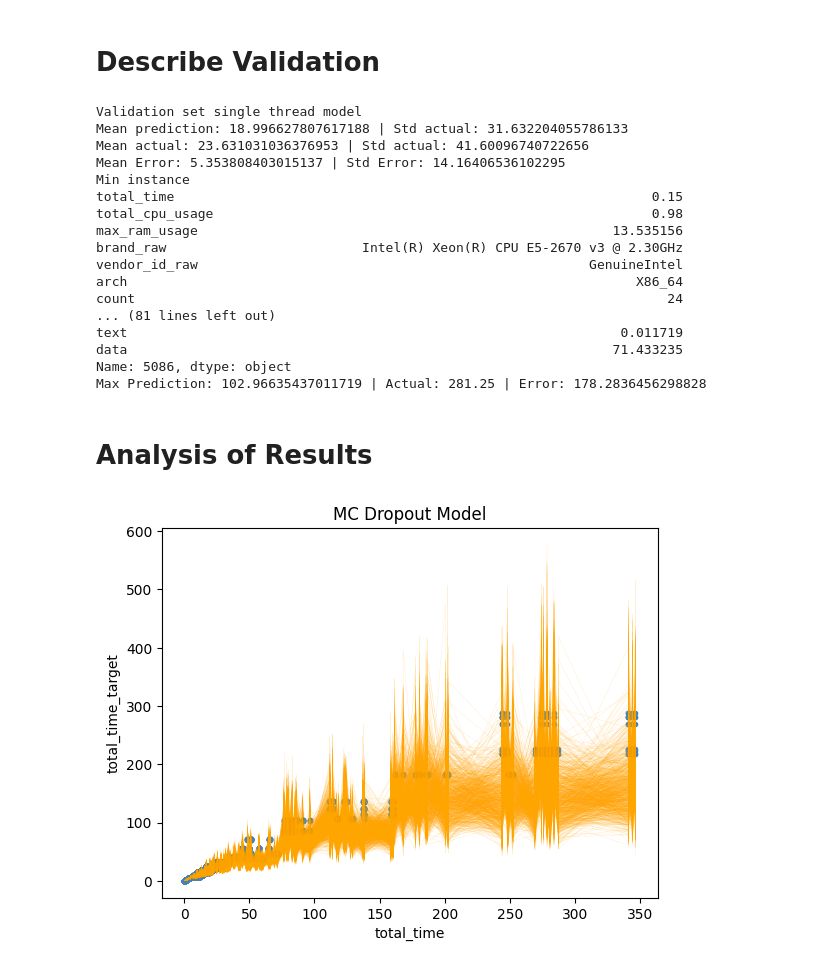
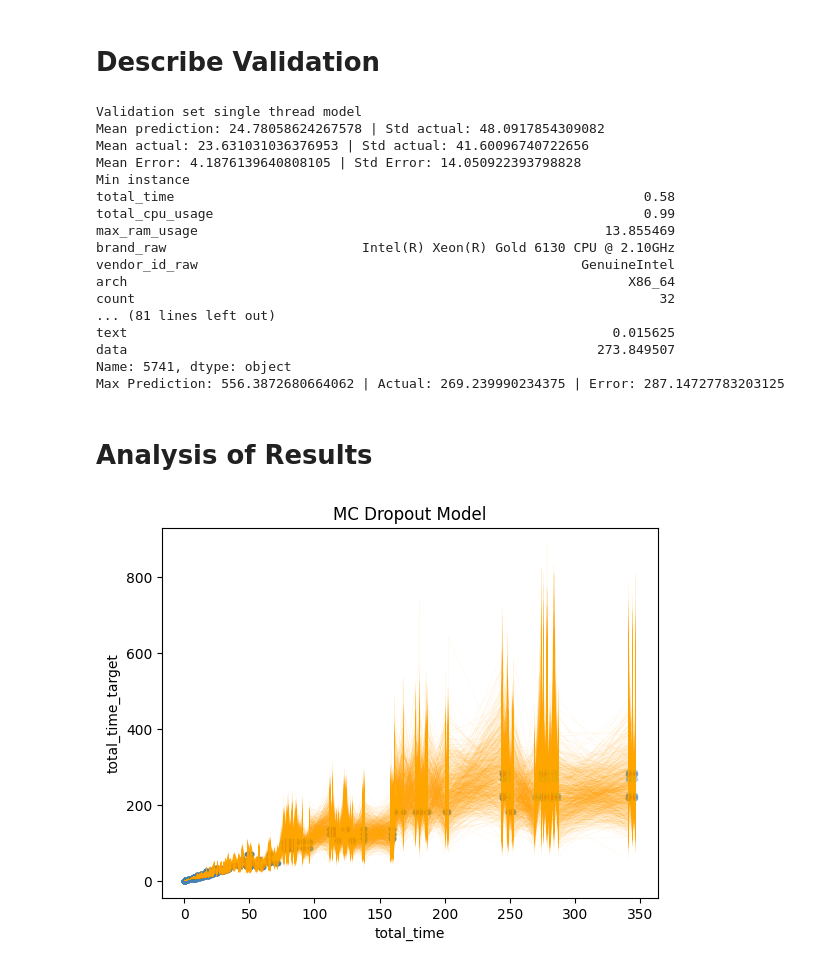
Before and after one commit to FrancoCabezasPoblete/resource-prediction-study, a Jupyter notebook: notebooks/modelMCDropout.ipynb, the cells around one changed output. Saved outputs shown, nothing was run; the diff lists cells and outputs as text; code cells hidden in the pictures.

Commit message:
fix: mcdropout fit and predict functions

```diff
--- a/notebooks/modelMCDropout.ipynb
+++ b/notebooks/modelMCDropout.ipynb
@@ -138,13 +138,13 @@ class MCDropoutModel(nn.Module):
 		layers.append(nn.Linear(200, 2))
 		self.model = nn.Sequential(*layers)
 
-	def forward(self, x):
+	def forward(self, x) -> torch.distributions.Normal:
 		params = self.model(x)
 		loc = params[:, 0:1]
-		scale =  1e-6 + torch.nn.functional.softplus(0.33 * params[:, 1:2])
+		scale = 1e-6 + torch.nn.functional.softplus(0.33 * params[:, 1:2])
 		return torch.distributions.Normal(loc, scale)
 
-	def fit(self, X_train, y_train, X_test, y_test, epochs=100, batch_size=32, learning_rate=0.0002, verbose=True, patience=10):
+	def fit(self, X_train, y_train, X_test, y_test, epochs=1000, batch_size=32, learning_rate=0.0092, verbose=True, patience=50, num_runs=200):
 		train_data = TensorDataset(X_train, y_train)
 		test_data = TensorDataset(X_test, y_test)
 		train_loader = DataLoader(dataset=train_data, batch_size=batch_size, shuffle=True)
@@ -168,14 +168,19 @@ class MCDropoutModel(nn.Module):
 				total_loss += loss.item()
 			avg_loss = total_loss / len(train_loader)
 
+			# validation loss
 			self.eval()
+			# Dropout layers should be in train mode for uncertainty estimation
+			for m in self.model:
+				if isinstance(m, nn.Dropout):
+					m.train()
 			total_val_loss = 0
-			with torch.no_grad():
-				for batch_X, batch_y in test_loader:
+			for batch_X, batch_y in test_loader:
+				with torch.no_grad():
 					distribution = self(batch_X)
-					val_loss = negative_log_likelihood(batch_y, distribution)
-					total_val_loss += val_loss.item()
-				avg_val_loss = total_val_loss / len(test_loader)
+				val_loss = negative_log_likelihood(batch_y, distribution)
+				total_val_loss += val_loss.item()
+			avg_val_loss = total_val_loss / len(test_loader)
 
 			if verbose:
 				print(f"Epoch: {epoch+1} - Loss: {avg_loss} - Val Loss: {avg_val_loss}")
@@ -197,20 +202,24 @@ class MCDropoutModel(nn.Module):
 
 		return history
 
-	def predict(self, X):
+	def predict(self, X, num_runs=250, full=False):
 		self.eval()
+		for m in self.model:
+			if isinstance(m, nn.Dropout):
+				m.train()
 		with torch.no_grad():
-			predictions = self(X).sample()
-			predictions = torch.nn.functional.relu(predictions)
-		return predictions
+			predictions = self(X).sample((num_runs,))
+		if full:
+			return predictions
+		return torch.nn.functional.relu(predictions.mean(axis=0))
 # %% [markdown]
 # Hyperparameters Optimization
 # %%
-def objective(trial: optuna.Trial, X_train, y_train, X_test, y_test, y_scaler, input_dim):
+def objective(trial: optuna.Trial, X_train, y_train, X_test, y_test, input_dim):
 	dropout = trial.suggest_float('dropout', 0.1, 0.5)
 	n_hidden_layers = trial.suggest_int('n_hidden_layers', 2, 10)
 	learning_rate = trial.suggest_float('learning_rate', 1e-5, 1e-2, log=True)
-	num_epochs = trial.suggest_int('num_epochs', 10, 100)
+	num_epochs = trial.suggest_int('num_epochs', 100, 1000)
 
 	# Model initialization
 	model = MCDropoutModel(input_dim, n_hidden_layers, dropout)
@@ -228,7 +237,7 @@ study = None
 # %%
 if HYPERPARAMETERS_SEARCH:
 	study = optuna.create_study(direction='minimize', sampler=sampler)
-	study.optimize(lambda trial: objective(trial, X_train, y_train, X_test, y_test, y_scaler, len(features)), n_trials=n_trials)
+	study.optimize(lambda trial: objective(trial, X_train, y_train, X_test, y_test, len(features)), n_trials=n_trials)
 # %%
 if study is not None:
 	print(f'Number of trials: {len(study.trials)}')
@@ -256,7 +265,7 @@ model = MCDropoutModel(len(features), n_hidden_layers, dropout)
 if DEVICE.type == 'cuda':
 	model = model.to(DEVICE)
 # Fit model
-history = model.fit(X_train, y_train, X_test, y_test, epochs=num_epochs, learning_rate=lr, patience=15)
+history = model.fit(X_train, y_train, X_test, y_test, epochs=num_epochs, learning_rate=lr, patience=25)
 loss = history.loss[-1]
 val_loss = history.val_loss[-1]
 # %% [output]
@@ -344,22 +353,22 @@ print(test_df_og.iloc[max_instance["index"]])
 print(f"Max Prediction: {max_instance['prediction']} | Actual: {max_instance['actual']} | Error: {abs(max_instance['prediction'] - max_instance['actual'])}")
 # %% [output]
 Validation set single thread model
-Mean prediction: 18.996627807617188 | Std actual: 31.632204055786133
+Mean prediction: 24.78058624267578 | Std actual: 48.0917854309082
 Mean actual: 23.631031036376953 | Std actual: 41.60096740722656
-Mean Error: 5.353808403015137 | Std Error: 14.16406536102295
+Mean Error: 4.1876139640808105 | Std Error: 14.050922393798828
 Min instance
-total_time                                                             0.15
-total_cpu_usage                                                        0.98
-max_ram_usage                                                     13.535156
-brand_raw                         Intel(R) Xeon(R) CPU E5-2670 v3 @ 2.30GHz
-vendor_id_raw                                                  GenuineIntel
-arch                                                                 X86_64
-count                                                                    24
+total_time                                                            0.58
+total_cpu_usage                                                       0.99
+max_ram_usage                                                    13.855469
+brand_raw                         Intel(R) Xeon(R) Gold 6130 CPU @ 2.10GHz
+vendor_id_raw                                                 GenuineIntel
+arch                                                                X86_64
+count                                                                   32
 ... (81 lines left out)
-text                                                               0.011719
-data                                                              71.433235
-Name: 5086, dtype: object
-Max Prediction: 102.96635437011719 | Actual: 281.25 | Error: 178.2836456298828
+text                                                              0.015625
+data                                                            273.849507
+Name: 5741, dtype: object
+Max Prediction: 556.3872680664062 | Actual: 269.239990234375 | Error: 287.14727783203125
 # %% [markdown]
 # Analysis of Results
 # %%
@@ -374,15 +383,15 @@ for i in range(runs):
 predictions = predictions[:, test_df_og.index, :]
 y_scaled_full = y_scaled_full[test_df_og.index]
 # %%
-plt.scatter(test_df_og['total_time'], y_scaled_full, color="steelblue", alpha=1, marker=".")
+plt.scatter(test_df_og['total_time'], y_scaled_full, color="steelblue", alpha=0.3, marker=".")
 for i in range(runs):
-	plt.plot(test_df_og['total_time'], predictions[i], color="orange", linewidth=0.2, alpha=0.3)
+	plt.plot(test_df_og['total_time'], predictions[i], color="orange", linewidth=0.1, alpha=0.3)
 plt.xlabel("total_time")
 plt.ylabel("total_time_target")
 plt.title("MC Dropout Model")
 plt.show()
 # %% [output]
-[figure, old version]
+[figure, new version]
 # %%
 plt.scatter(test_df_og['total_time'], y_scaled_full, color="steelblue", alpha=1, marker=".")
 plt.plot(test_df_og['total_time'], np.mean(predictions, axis=0), color="black", linewidth=1.5)
```
Also changed, not shown: parts of 9 cells of this notebook, 3 other files.
